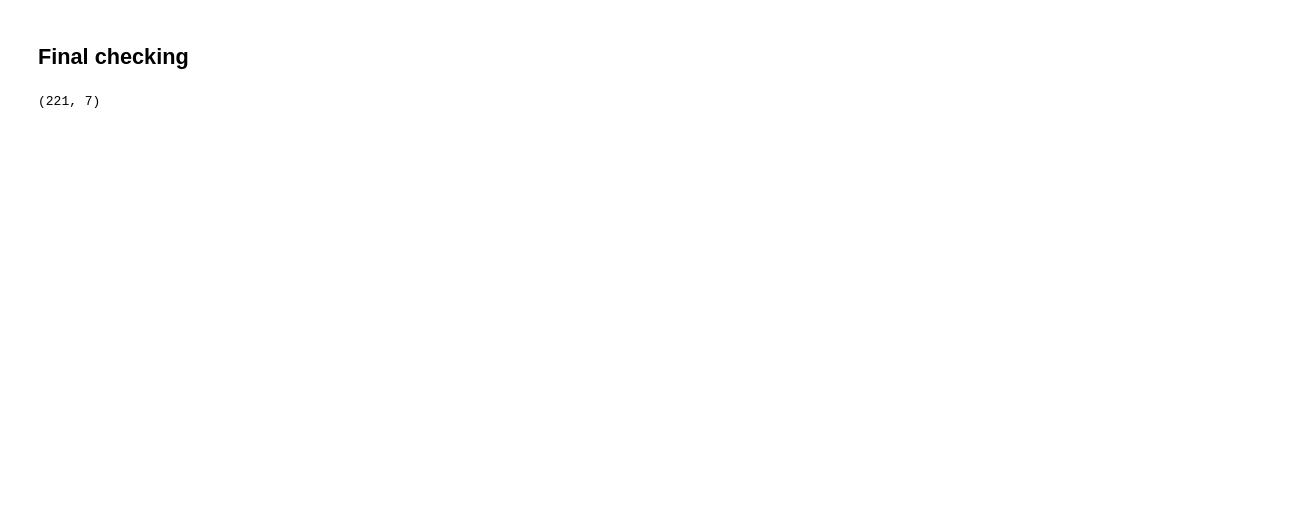
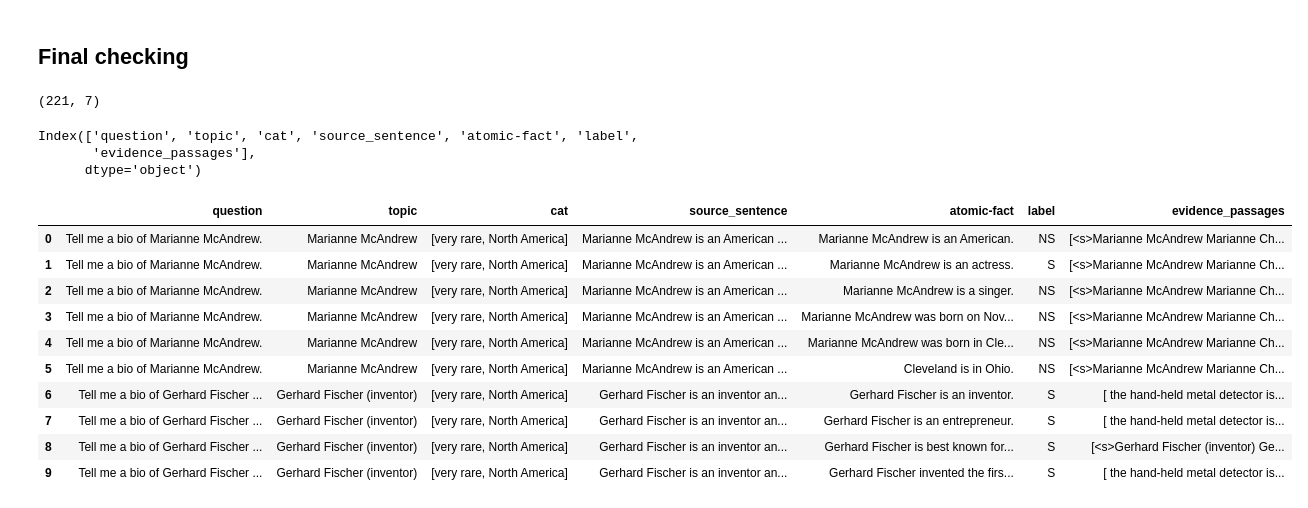
Before and after one commit to IsiraSanjanWithana/factscore-nli-verifier-engine, a Jupyter notebook: general preprocess.ipynb, the cells around one changed output. Drawn from its saved outputs; the diff is of its cells as text; code cells hidden in the pictures; blank space fills up the shorter version.

```diff
--- a/general preprocess.ipynb
+++ b/general preprocess.ipynb
@@ -290,3 +289,24 @@ rows with �: 0
 df.shape
 # %% [output]
 (221, 7)
+# %%
+df.rename(columns={"input":"question","text":"source_sentence","reference_passages":"evidence_passages"},inplace=True)
+df.columns
+# %% [output]
+Index(['question', 'topic', 'cat', 'source_sentence', 'atomic-fact', 'label',
+       'evidence_passages'],
+      dtype='object')
+# %%
+df.head(10)
+# %% [output]
+|  | question | topic | cat | source_sentence | atomic-fact | label | evidence_passages |
+| 0 | Tell me a bio of Marianne McAndrew. | Marianne McAndrew | [very rare, North America] | Marianne McAndrew is an American ... | Marianne McAndrew is an American. | NS | [<s>Marianne McAndrew Marianne Ch... |
+| 1 | Tell me a bio of Marianne McAndrew. | Marianne McAndrew | [very rare, North America] | Marianne McAndrew is an American ... | Marianne McAndrew is an actress. | S | [<s>Marianne McAndrew Marianne Ch... |
+| 2 | Tell me a bio of Marianne McAndrew. | Marianne McAndrew | [very rare, North America] | Marianne McAndrew is an American ... | Marianne McAndrew is a singer. | NS | [<s>Marianne McAndrew Marianne Ch... |
+| 3 | Tell me a bio of Marianne McAndrew. | Marianne McAndrew | [very rare, North America] | Marianne McAndrew is an American ... | Marianne McAndrew was born on Nov... | NS | [<s>Marianne McAndrew Marianne Ch... |
+| 4 | Tell me a bio of Marianne McAndrew. | Marianne McAndrew | [very rare, North America] | Marianne McAndrew is an American ... | Marianne McAndrew was born in Cle... | NS | [<s>Marianne McAndrew Marianne Ch... |
+| 5 | Tell me a bio of Marianne McAndrew. | Marianne McAndrew | [very rare, North America] | Marianne McAndrew is an American ... | Cleveland is in Ohio. | NS | [<s>Marianne McAndrew Marianne Ch... |
+| 6 | Tell me a bio of Gerhard Fischer ... | Gerhard Fischer (inventor) | [very rare, North America] | Gerhard Fischer is an inventor an... | Gerhard Fischer is an inventor. | S | [ the hand-held metal detector is... |
+| 7 | Tell me a bio of Gerhard Fischer ... | Gerhard Fischer (inventor) | [very rare, North America] | Gerhard Fischer is an inventor an... | Gerhard Fischer is an entrepreneur. | S | [ the hand-held metal detector is... |
+| 8 | Tell me a bio of Gerhard Fischer ... | Gerhard Fischer (inventor) | [very rare, North America] | Gerhard Fischer is an inventor an... | Gerhard Fischer is best known for... | S | [<s>Gerhard Fischer (inventor) Ge... |
+| 9 | Tell me a bio of Gerhard Fischer ... | Gerhard Fischer (inventor) | [very rare, North America] | Gerhard Fischer is an inventor an... | Gerhard Fischer invented the firs... | S | [ the hand-held metal detector is... |
```
Also changed, not shown: parts of 7 cells of this notebook.
